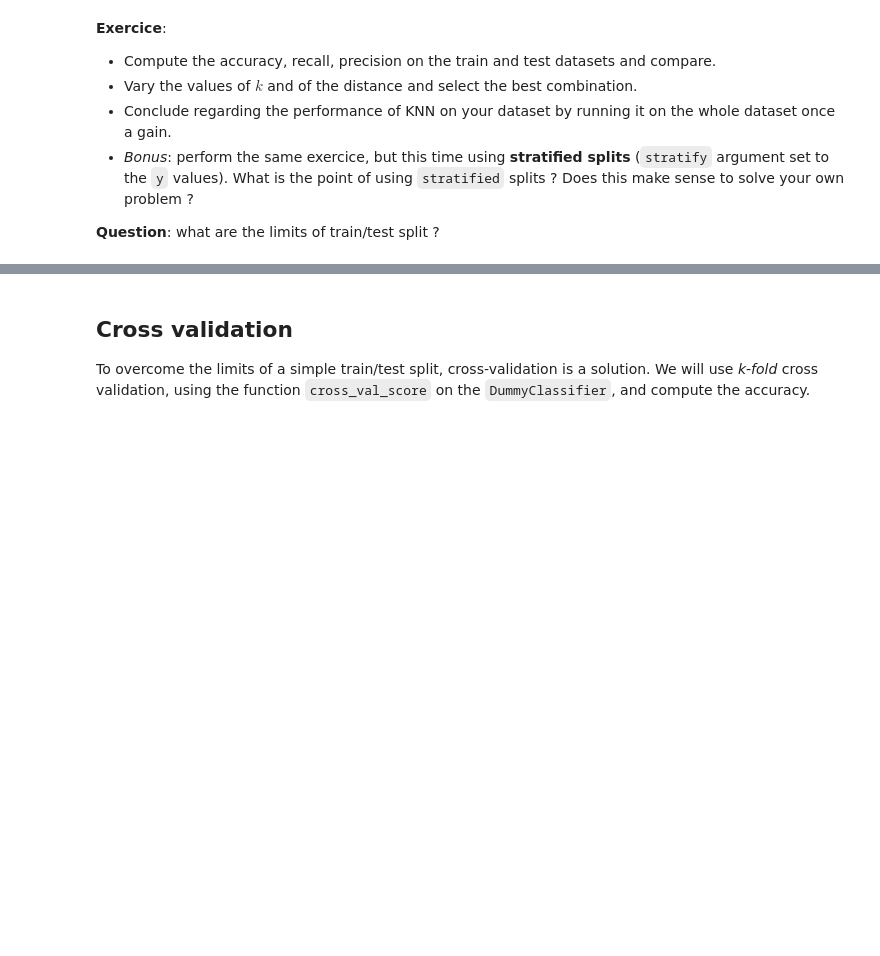
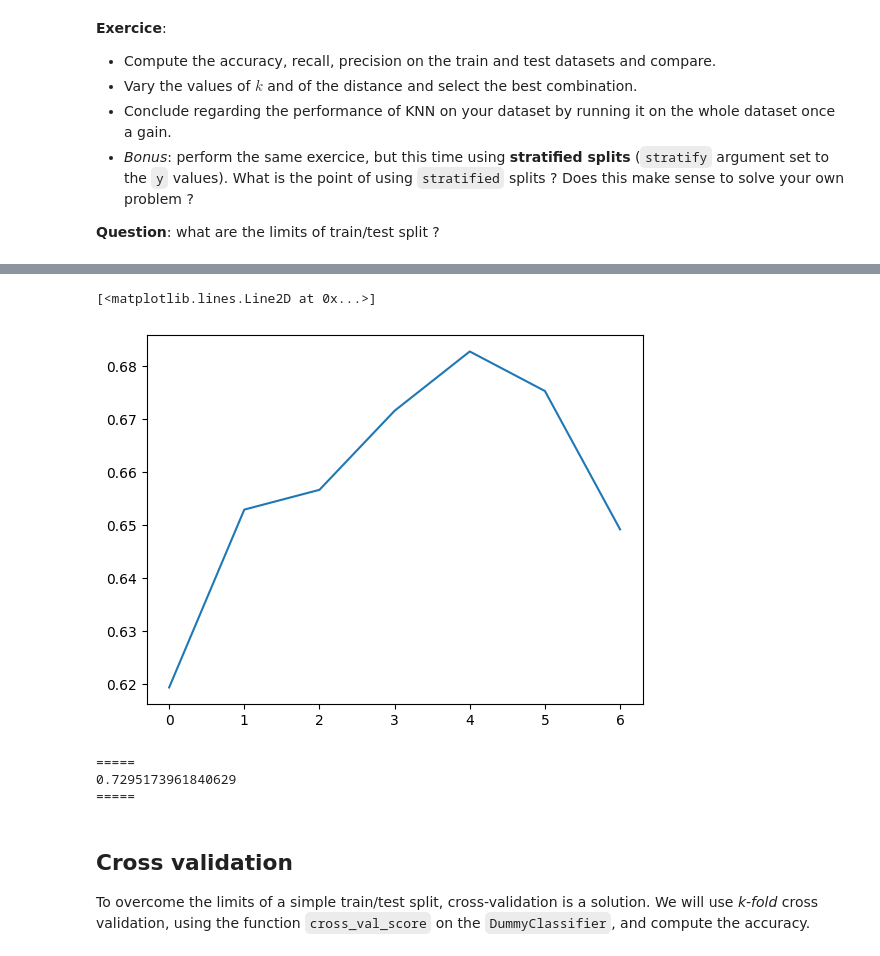
Before and after one commit to SphRbtHyk/miashs_introduction_ml, a Jupyter notebook: lab4/sklearn_knn.ipynb, the cells around one changed output, grey strips where cells are left out. Cells and saved outputs as stored; diff of their text form; code cells hidden in the pictures; blank space fills up the shorter version.

```diff
--- a/lab4/sklearn_knn.ipynb
+++ b/lab4/sklearn_knn.ipynb
@@ -148,7 +148,7 @@ neighbors = [1, 3, 5, 7, 9]
 
 for k in neighbors:
     print(f"k = {k}")
-    knn = KNeighborsClassifier(n_neighbors=k, p=2)
+    knn = KNeighborsClassifier(n_neighbors=k, p=1)
     print("======= Train KNN")
     knn.fit(X, y)
     print("======= Predict on training data")
@@ -210,3 +210,14 @@ X_train, X_test, y_train, y_test = train_test_split(X, y, test_size=0.3)
 - *Bonus*: perform the same exercice, but this time using **stratified splits** (`stratify` argument set to the `y` values). What is the point of using `stratified` splits ? Does this make sense to solve your own problem ?
 
 **Question**: what are the limits of train/test split ?
+# %%
+X_train, X_test, y_train, y_test = train_test_split(X, y, test_size=0.3, stratify=y, random_state=0)
+# %%
+split_accuracy = []
+for i in range(1, 600, 100):
+    knn = KNeighborsClassifier(n_neighbors=i, p=2)
+    knn.fit(X_train, y_train)
+    print(f"k={i}")
+    prediction = knn.predict(X_test)
+    print(f"Accuracy: {accuracy_score(y_test, prediction)}")
+    split_accuracy.append(accuracy_score(y_test, prediction))
@@ -213,3 +237,20 @@ X_train, X_test, y_train, y_test = train_test_split(X, y, test_size=0.3)
+# %%
+plt.plot(split_accuracy)
+# %% [output]
+[<matplotlib.lines.Line2D at 0x...>]
+[figure, added]
+# %%
+knn_final = KNeighborsClassifier(n_neighbors=9, p=2)
+knn_final.fit(X, y)
+final_score = accuracy_score(knn_final.predict(X), y)
+
+print("=====")
+print(final_score)
+print("=====")
+# %% [output]
+=====
+0.7295173961840629
+=====
 # %% [markdown]
 ## Cross validation
 To overcome the limits of a simple train/test split, cross-validation is a solution. We will use *k-fold* cross validation, using the function `cross_val_score` on the `DummyClassifier`, and compute the accuracy.
```
Also changed, not shown: parts of 5 cells of this notebook.
